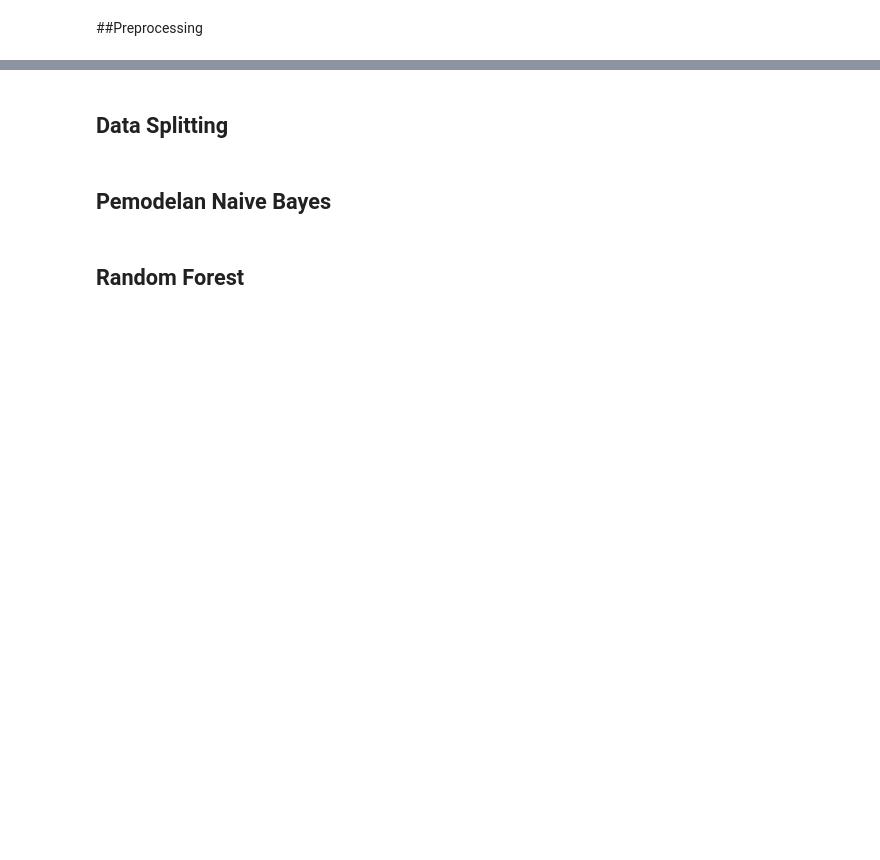
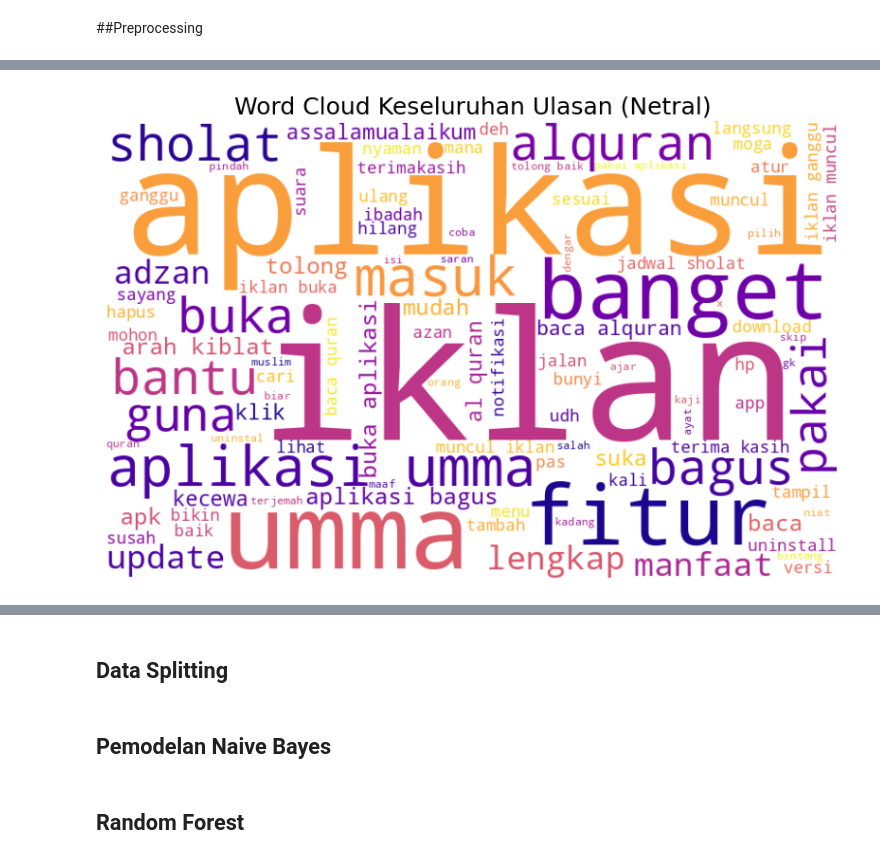
Before and after one commit to hazhyni/05-umma-sentiment-analysis, a Jupyter notebook: Umma_Prayer_App_Sentiment_Analysis.ipynb, the cells around one changed output, grey strips where cells are left out. Saved outputs shown, nothing was run; the diff lists cells and outputs as text; code cells hidden in the pictures; blank space fills up the shorter version.

Commit message:
Data Labelling & WordCloud Visualization

```diff
--- a/Umma_Prayer_App_Sentiment_Analysis.ipynb
+++ b/Umma_Prayer_App_Sentiment_Analysis.ipynb
@@ -434,18 +527,0 @@ def sentiment_analysis_lexicon_indonesia(text):
-# %%
-# Mengatur opsi tampilan Pandas agar kolom dapat menampilkan teks hingga 3000 karakter.
-pd.set_option('display.max_colwidth', 3000)
-
-# Membuat DataFrame baru 'positive_tweets' yang hanya berisi tweet dengan polaritas positif.
-positive_tweets = clean_df[clean_df['polarity'] == 'positive']
-
-# Memilih hanya kolom-kolom tertentu dari DataFrame 'positive_tweets'.
-positive_tweets = positive_tweets[['text_akhir', 'polarity_score', 'polarity','text_stopword']]
-
-# Mengurutkan DataFrame 'positive_tweets' berdasarkan 'polarity_score' secara menurun.
-positive_tweets = positive_tweets.sort_values(by='polarity_score', ascending=False)
-
-# Mengatur ulang indeks DataFrame agar dimulai dari 0.
-positive_tweets = positive_tweets.reset_index(drop=True)
-
-# Menambahkan 1 ke semua indeks DataFrame.
-positive_tweets.index += 1
@@ -574,0 +530,70 @@ plt.show()
+# %%
+from matplotlib.colors import LinearSegmentedColormap # Untuk membuat colormap kustom
+
+# Definisikan skema warna kustom
+# 1. POSITIF: Hijau/Biru (Dingin/Segar)
+positive_colors = ['#008000', '#3CB371', '#90EE90'] # Dark Green to Light Green
+cmap_positive = LinearSegmentedColormap.from_list("positive_cmap", positive_colors)
+
+# 2. NEGATIF: Merah/Jingga (Hangat/Peringatan)
+negative_colors = ['#FF0000', '#FF4500', '#FFA07A'] # Red to Light Salmon
+cmap_negative = LinearSegmentedColormap.from_list("negative_cmap", negative_colors)
+
+# 3. GLOBAL: Bebas/Netral (Bisa menggunakan skema bawaan)
+cmap_global = 'plasma' # Skema warna bawaan Matplotlib
+
+# --- FUNGSI WORDCLOUD DENGAN WARNA KUSTOM ---
+def generate_wordcloud(df, column_name, title, colormap_custom):
+    """
+    Menggabungkan teks dari DataFrame dan membuat Word Cloud dengan skema warna kustom.
+    """
+
+    # 1. Penggabungan teks
+    list_words = ' '.join(
+        ' '.join(str(tweet).split()) for tweet in df[column_name]
+    )
+
+    # 2. Membuat objek WordCloud dengan colormap kustom
+    wordcloud = WordCloud(
+        width=800,
+        height=500,
+        background_color='white',
+        min_font_size=10,
+        colormap=colormap_custom, # Menerapkan skema warna kustom
+        max_words=100
+    ).generate(list_words)
+
+    # 3. Menampilkan visualisasi
+    plt.figure(figsize=(10, 7))
+    plt.imshow(wordcloud, interpolation='bilinear')
+    plt.title(title, fontsize=18)
+    plt.axis('off')
+    plt.show()
+
+# --- Penerapan Fungsi ---
+
+# A. Word Cloud Global (Menggunakan cmap netral/bebas)
+generate_wordcloud(
+    df=app_reviews_processed_sample,
+    column_name='data_preprocessed',
+    title='Word Cloud Keseluruhan Ulasan (Netral)',
+    colormap_custom=cmap_global
+)
+
+# B. Word Cloud Ulasan Positif (Menggunakan cmap Hijau/Biru)
+generate_wordcloud(
+    df=positive_tweets,
+    column_name='data_preprocessed',
+    title='Word Cloud Ulasan Positif',
+    colormap_custom=cmap_positive
+)
+
+# C. Word Cloud Ulasan Negatif (Menggunakan cmap Merah/Jingga)
+generate_wordcloud(
+    df=negative_tweets,
+    column_name='data_preprocessed',
+    title='Word Cloud Ulasan Paling Negatif',
+    colormap_custom=cmap_negative
+)
+# %% [output]
+[figure, added]
```
Also changed, not shown: parts of 24 cells of this notebook.
